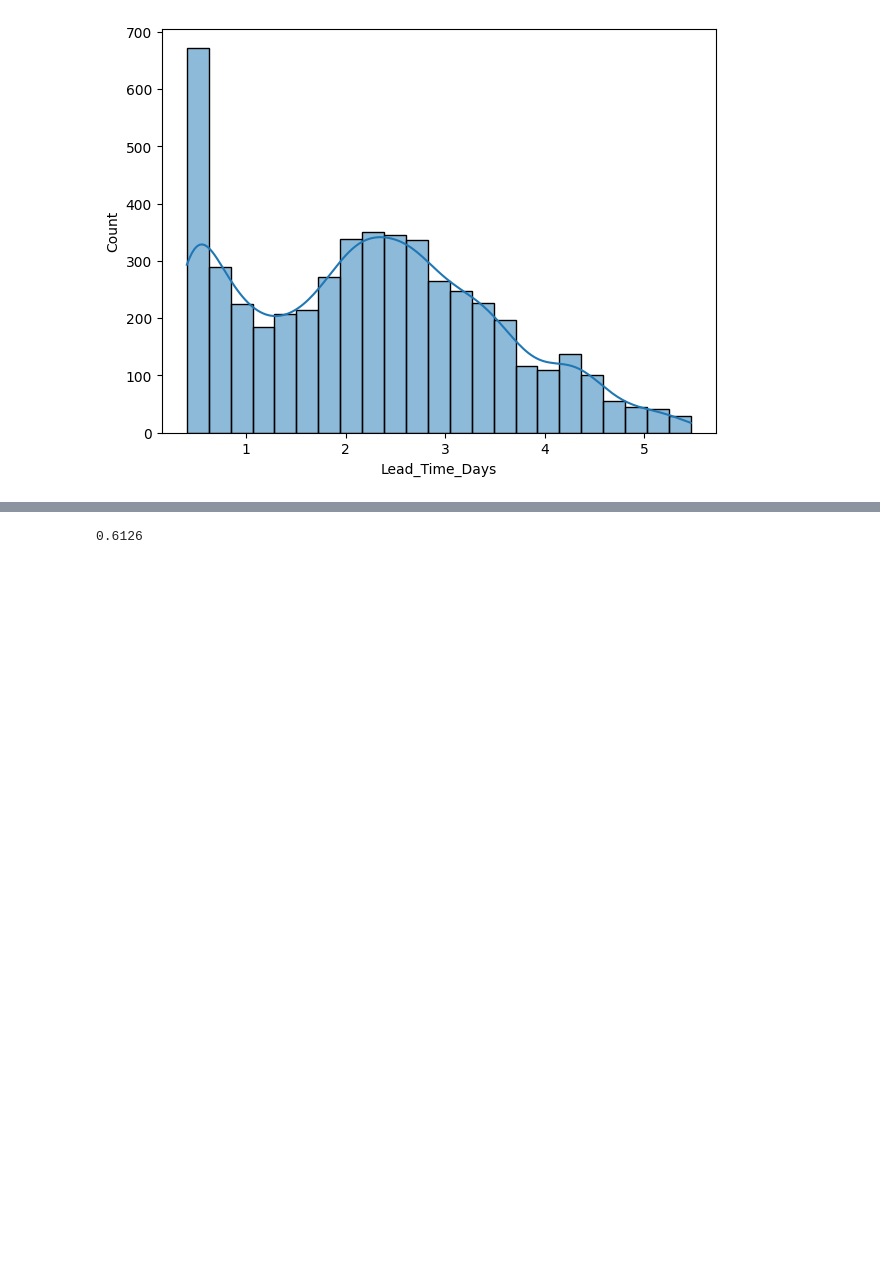
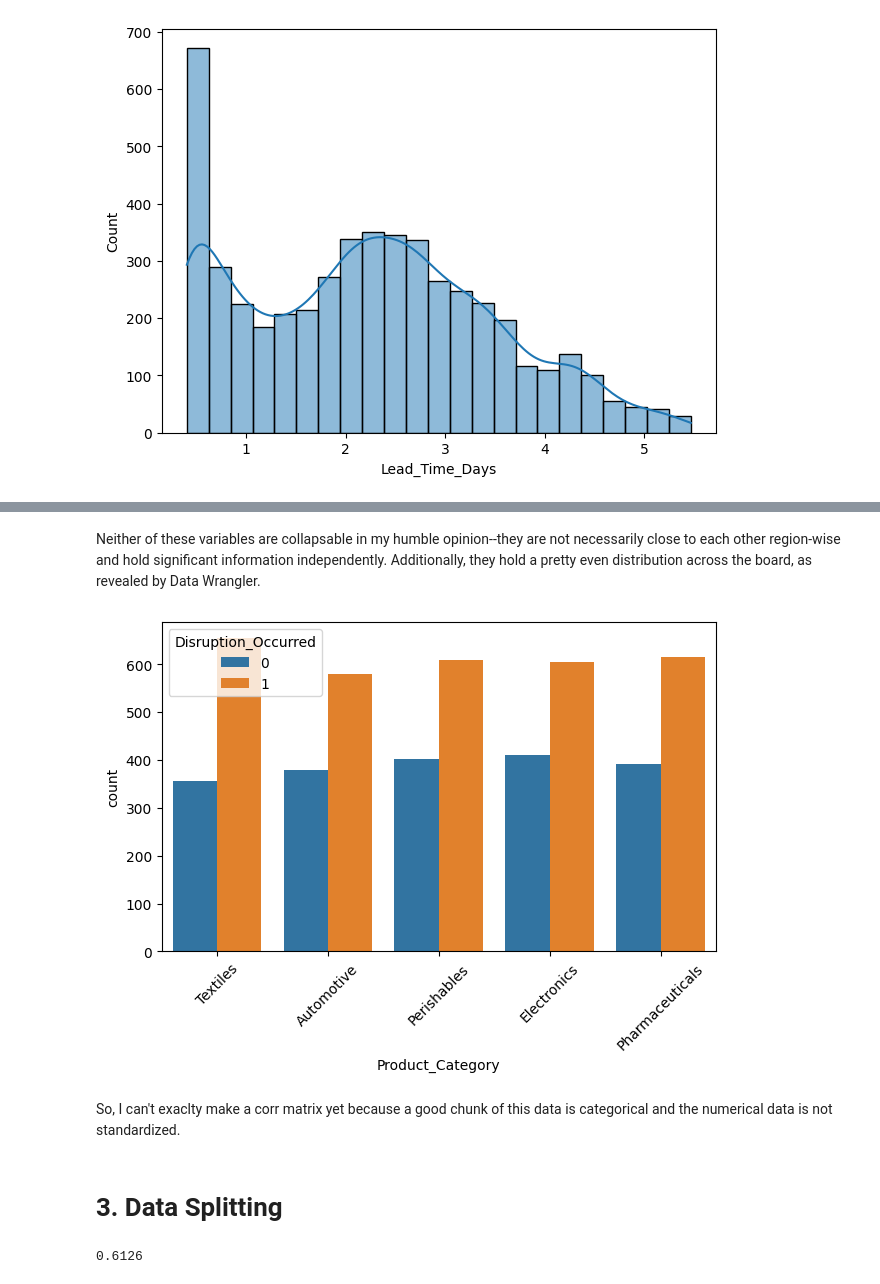
Before and after one commit to CB12354/DS3021-final, a Jupyter notebook: KNN.ipynb, the cells around one changed output, grey strips where cells are left out. Saved outputs shown, nothing was run; the diff lists cells and outputs as text; code cells hidden in the pictures; blank space fills up the shorter version.

```diff
--- a/KNN.ipynb
+++ b/KNN.ipynb
@@ -97 +119,18 @@ df2[NUMERIC] = scaler.fit_transform(df2[NUMERIC])
+# %% [markdown]
+Neither of these variables are collapsable in my humble opinion--they are not necessarily close to each other region-wise and hold significant information independently. Additionally, they hold a pretty even distribution across the board, as revealed by Data Wrangler.
+# %%
+# Maybe product category will reveal something
+# Countplot of Product_Category
+sns.countplot(data=df2, x="Product_Category", hue="Disruption_Occurred")
+plt.xticks(rotation=45)
+plt.tight_layout()
+plt.show()
+
+# Nope, nothing
+# %% [output]
+[figure, added]
+# %% [markdown]
+So, I can't exaclty make a corr matrix yet because a good chunk of this data is categorical and the numerical data is not standardized.
+# %% [markdown]
+# 3. Data Splitting
 # %%
```
Also changed, not shown: parts of 39 cells of this notebook.
